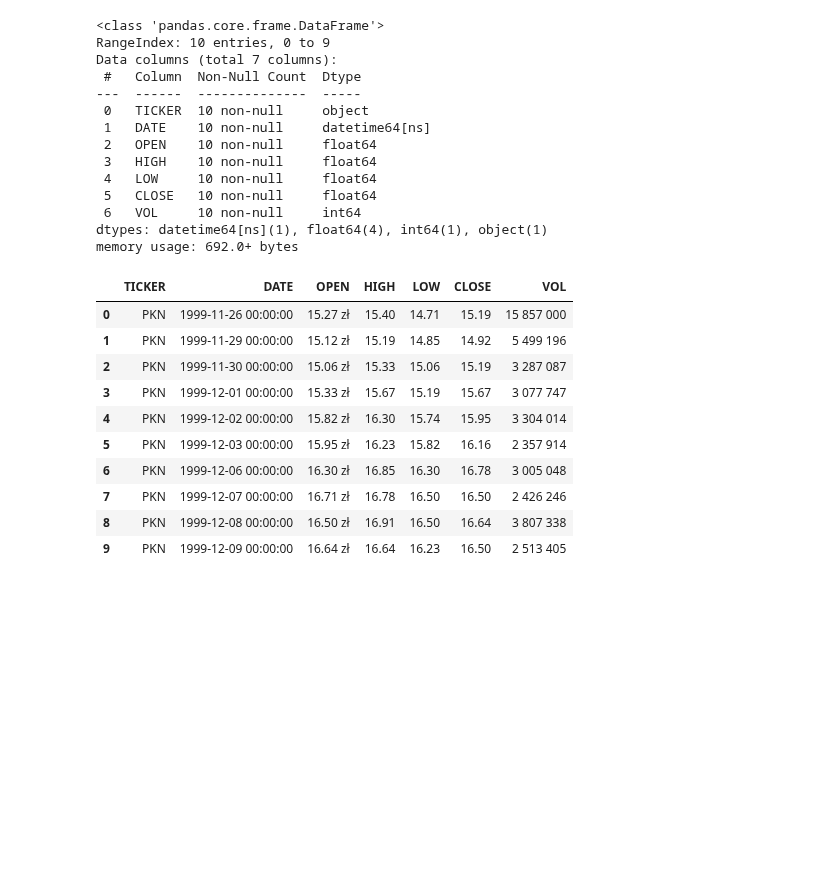
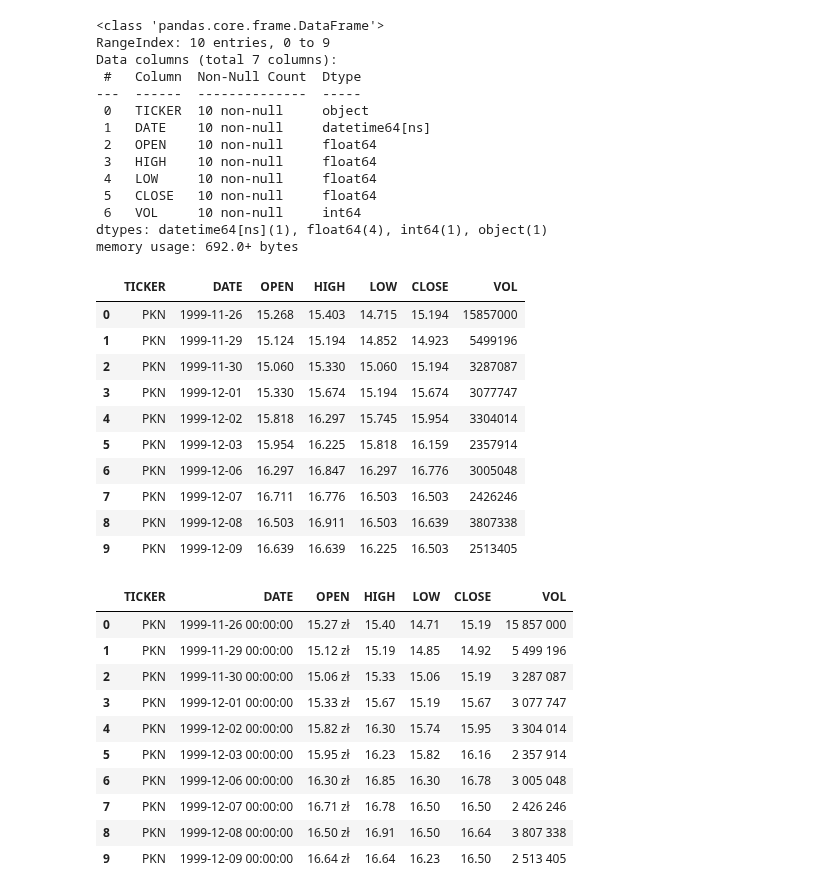
Before and after one commit to hdauharukava/swps-metody-analizy-danych, a Jupyter notebook: lab_08/lab_08.ipynb, the cells around one changed output. Saved outputs shown, nothing was run; the diff lists cells and outputs as text; code cells hidden in the pictures; blank space fills up the shorter version.

```diff
--- a/lab_08/lab_08.ipynb
+++ b/lab_08/lab_08.ipynb
@@ -228,6 +228,20 @@ Data columns (total 7 columns):
  6   VOL     10 non-null     int64
 dtypes: datetime64[ns](1), float64(4), int64(1), object(1)
 memory usage: 692.0+ bytes
+# %%
+df10
+# %% [output]
+|  | TICKER | DATE | OPEN | HIGH | LOW | CLOSE | VOL |
+| 0 | PKN | 1999-11-26 | 15.268 | 15.403 | 14.715 | 15.194 | 15857000 |
+| 1 | PKN | 1999-11-29 | 15.124 | 15.194 | 14.852 | 14.923 | 5499196 |
+| 2 | PKN | 1999-11-30 | 15.060 | 15.330 | 15.060 | 15.194 | 3287087 |
+| 3 | PKN | 1999-12-01 | 15.330 | 15.674 | 15.194 | 15.674 | 3077747 |
+| 4 | PKN | 1999-12-02 | 15.818 | 16.297 | 15.745 | 15.954 | 3304014 |
+| 5 | PKN | 1999-12-03 | 15.954 | 16.225 | 15.818 | 16.159 | 2357914 |
+| 6 | PKN | 1999-12-06 | 16.297 | 16.847 | 16.297 | 16.776 | 3005048 |
+| 7 | PKN | 1999-12-07 | 16.711 | 16.776 | 16.503 | 16.503 | 2426246 |
+| 8 | PKN | 1999-12-08 | 16.503 | 16.911 | 16.503 | 16.639 | 3807338 |
+| 9 | PKN | 1999-12-09 | 16.639 | 16.639 | 16.225 | 16.503 | 2513405 |
 # %%
 # przykład formatowania wyświetlanych wartości (tylko na wyjściu)
 df10.style.format(precision=2
```
Also changed, not shown: parts of 6 cells of this notebook.
